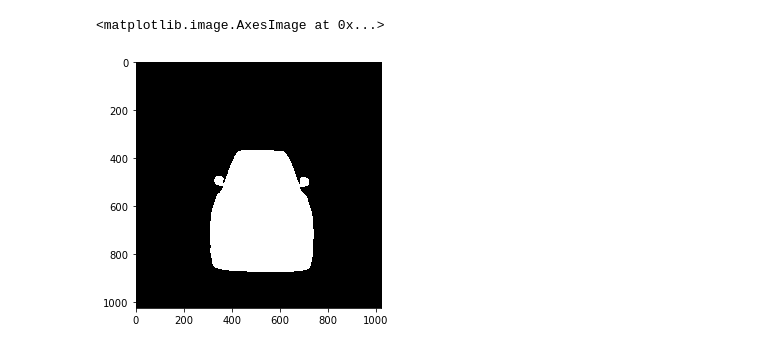
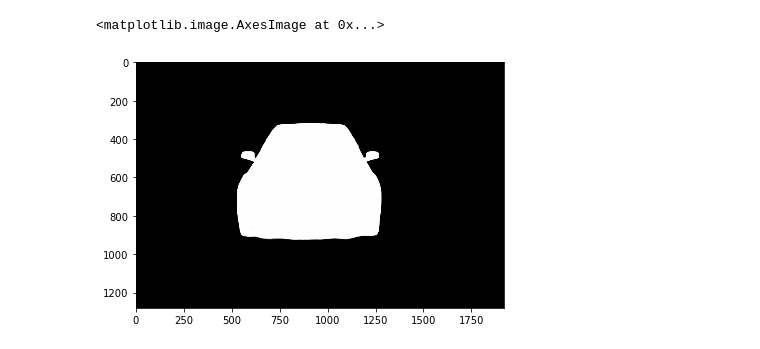
Before and after one commit to cortwave/carvana-image-masking, a Jupyter notebook: notebooks/Untitled.ipynb, the cells around one changed output. Drawn from its saved outputs; the diff is of its cells as text; code cells hidden in the pictures.

```diff
--- a/notebooks/Untitled.ipynb
+++ b/notebooks/Untitled.ipynb
@@ -45,7 +8,8 @@ model.load_weights("/home/westside/projects/carvana-image-masking/weights/1024.b
-# %%
-from skimage.transform import resize
-img = resize(f["x_data"][0], (1024, 1024)) / 256
-imshow(model.predict(np.array([img]))[0].squeeze() > 0.25)
-# %% [output]
-<matplotlib.image.AxesImage at 0x...>
-[figure, removed]
+# %%
+pred = imread("../data/test_pred/0004d4463b50_01.jpg")
+refined = imread("../data/final_pred/0004d4463b50_01.jpg")
+# %%
+imshow(pred)
+# %% [output]
+<matplotlib.image.AxesImage at 0x...>
+[figure, added]
```
Also changed, not shown: parts of 17 cells of this notebook, 8 other files.
